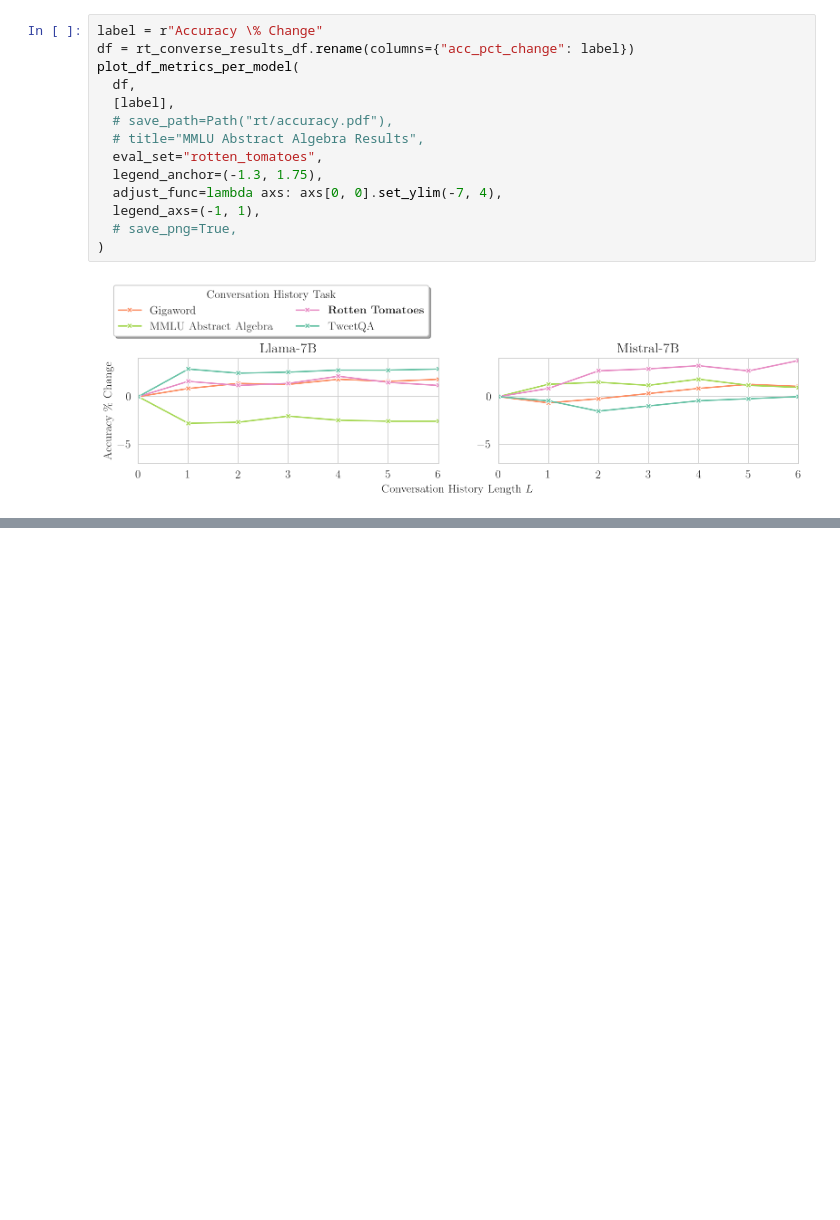
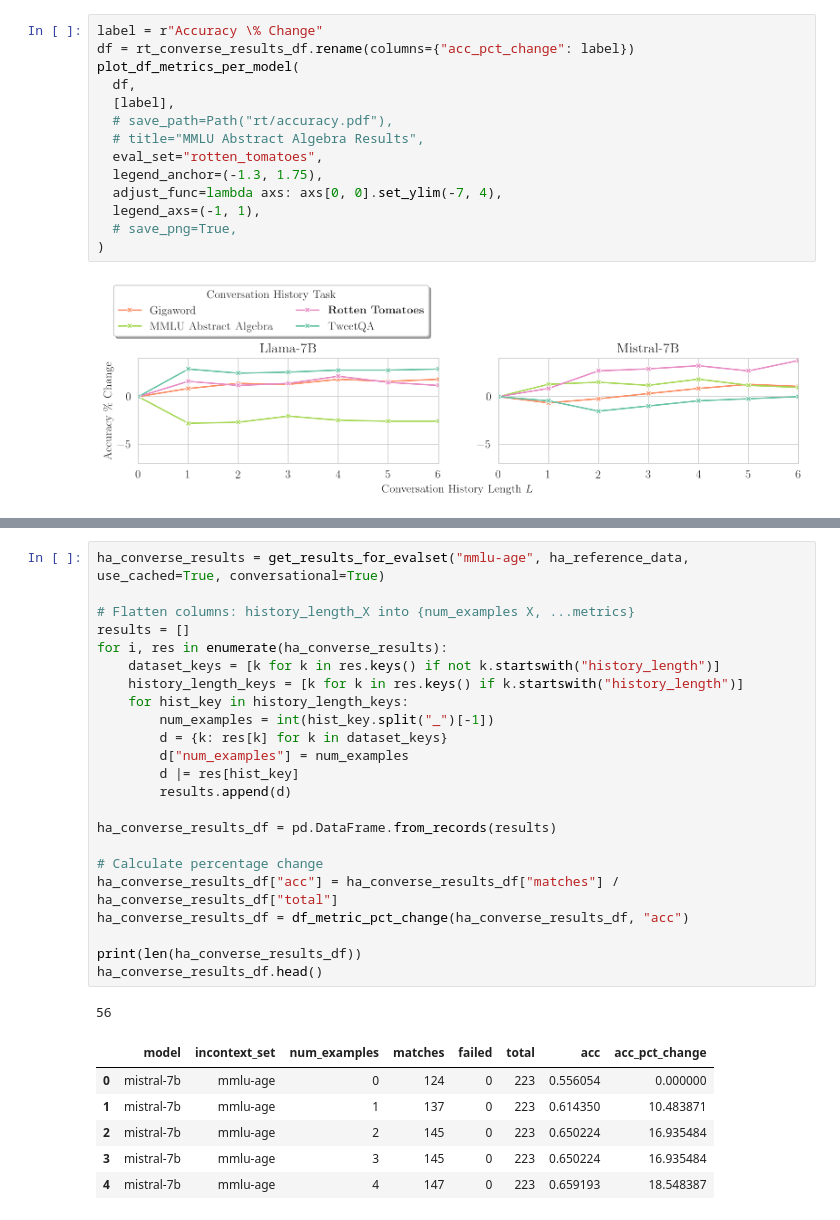
Before and after one commit to ivaxi0s/llm-task-switch, a Jupyter notebook: results/conversational.ipynb, the cells around one changed output, grey strips where cells are left out. Cells and saved outputs as stored; diff of their text form; blank space fills up the shorter version.

```diff
--- a/results/conversational.ipynb
+++ b/results/conversational.ipynb
@@ -299,0 +318,31 @@ plot_df_metrics_per_model(
+# %%
+ha_converse_results = get_results_for_evalset("mmlu-age", ha_reference_data, use_cached=True, conversational=True)
+
+# Flatten columns: history_length_X into {num_examples X, ...metrics}
+results = []
+for i, res in enumerate(ha_converse_results):
+    dataset_keys = [k for k in res.keys() if not k.startswith("history_length")]
+    history_length_keys = [k for k in res.keys() if k.startswith("history_length")]
+    for hist_key in history_length_keys:
+        num_examples = int(hist_key.split("_")[-1])
+        d = {k: res[k] for k in dataset_keys}
+        d["num_examples"] = num_examples
+        d |= res[hist_key]
+        results.append(d)
+
+ha_converse_results_df = pd.DataFrame.from_records(results)
+
+# Calculate percentage change
+ha_converse_results_df["acc"] = ha_converse_results_df["matches"] / ha_converse_results_df["total"]
+ha_converse_results_df = df_metric_pct_change(ha_converse_results_df, "acc")
+
+print(len(ha_converse_results_df))
+ha_converse_results_df.head()
+# %% [output]
+56
+|  | model | incontext_set | num_examples | matches | failed | total | acc | acc_pct_change |
+| 0 | mistral-7b | mmlu-age | 0 | 124 | 0 | 223 | 0.556054 | 0.000000 |
+| 1 | mistral-7b | mmlu-age | 1 | 137 | 0 | 223 | 0.614350 | 10.483871 |
+| 2 | mistral-7b | mmlu-age | 2 | 145 | 0 | 223 | 0.650224 | 16.935484 |
+| 3 | mistral-7b | mmlu-age | 3 | 145 | 0 | 223 | 0.650224 | 16.935484 |
+| 4 | mistral-7b | mmlu-age | 4 | 147 | 0 | 223 | 0.659193 | 18.548387 |
```
Also changed, not shown: parts of 3 cells of this notebook, 22 other files.
